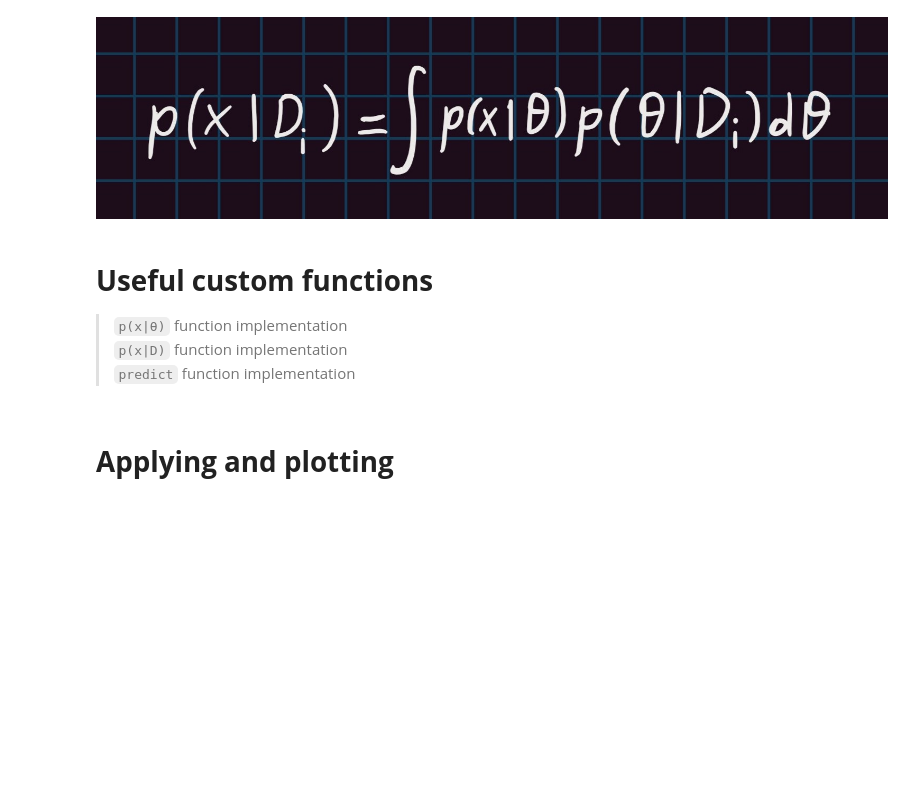
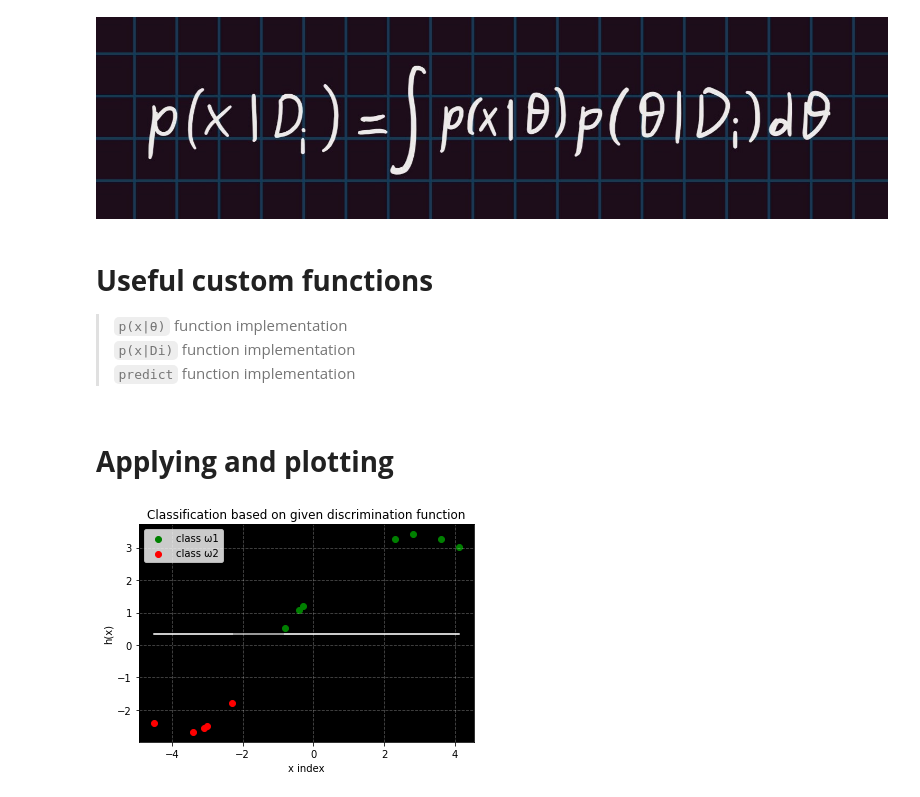
Before and after one commit to giahou2000/Gaming-statistics, a Jupyter notebook: gaming_company.ipynb, the cells around one changed output. Drawn from its saved outputs; the diff is of its cells as text; code cells hidden in the pictures; blank space fills up the shorter version.

Commit message:
All functioning

```diff
--- a/gaming_company.ipynb
+++ b/gaming_company.ipynb
@@ -313,6 +315,6 @@ p(x|Di) function
 # **Useful custom functions**
 
 > `p(x|θ)` function implementation
-> `p(x|D)` function implementation
+> `p(x|Di)` function implementation
 > `predict` function implementation
 # %%
@@ -344,2 +352,22 @@ def predict(x, theta):
 # %% [markdown]
 # **Applying and plotting**
+# %%
+h1 = predict(D1, theta, p1, p2, p_theta, step)
+h2 = predict(D2, theta, p1, p2, p_theta, step)
+boundary = np.log(P_apriori1) - np.log(P_apriori2)
+discrimination_line = [boundary for _ in range(len(X))]
+
+# Plot the computed pdfs
+ax = plt.axes()
+ax.set_facecolor("black")
+plt.scatter(D1, h1, color="green")
+plt.scatter(D2, h2, color="red")
+plt.plot(X, discrimination_line, color="white", alpha=0.8)
+plt.title("Classification based on given discrimination function")
+plt.xlabel("x index")
+plt.ylabel("h(x)")
+plt.grid(color="white", linestyle="--", alpha=0.3)
+plt.legend(["class ω1", "class ω2"])
+plt.show()
+# %% [output]
+[figure, added]
```
Also changed, not shown: parts of 2 cells of this notebook.
